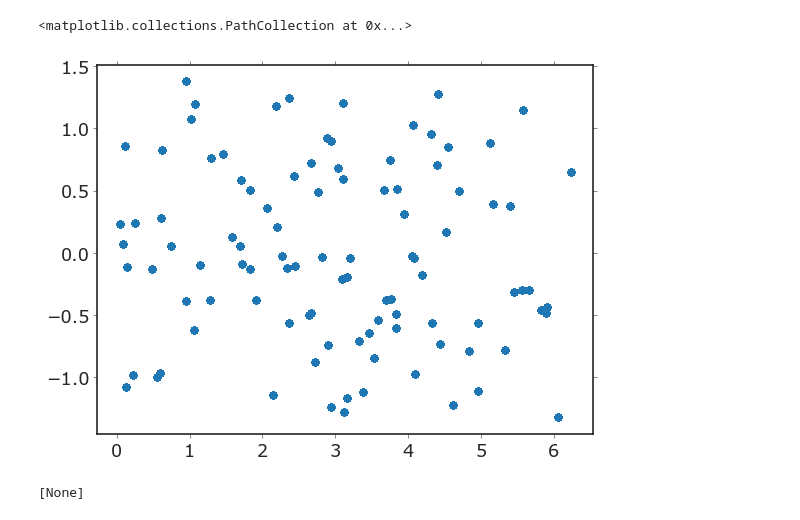
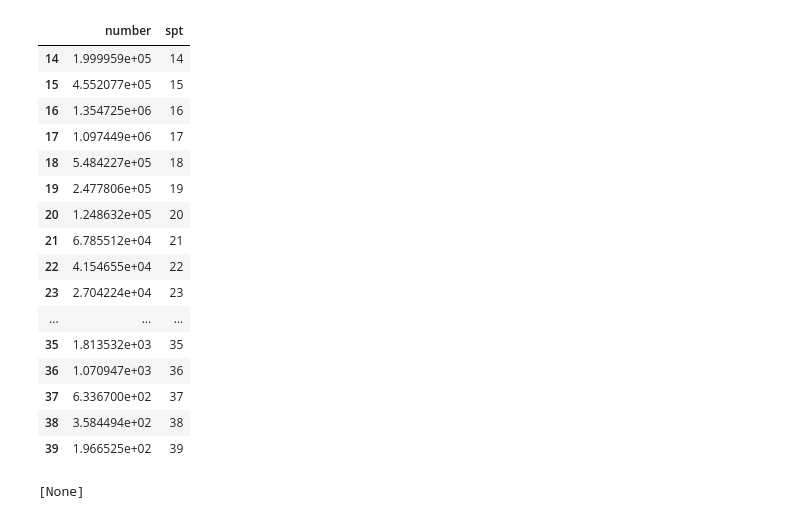
Before and after one commit to caganze/lsstsims, a Jupyter notebook: notebooks/LSST.ipynb, the cells around one changed output. Cells and saved outputs as stored; diff of their text form; code cells hidden in the pictures.

```diff
--- a/notebooks/LSST.ipynb
+++ b/notebooks/LSST.ipynb
@@ -42,13 +19,0 @@ df.
-# %%
-survey='Rubin Wide'
-filename=FILENAMES[survey]
-data=np.array(np.load('../simulations{}.npy'.format(filename), allow_pickle=True)).flatten()[0]
-df= data['data']
-
-vls=data['volume']['thin_disk'][0]
-for g in df.groupby(['l', 'b']):
-    df.
-    try:
-        vls[k]
-    except:
-        print(k)
@@ -229,6 +19,0 @@ for a in np.concatenate(ax):
-# %%
-fig, ax=plt.subplots()
-ax.scatter(df.l, df.b, alpha=0.1)
-# %% [output]
-<matplotlib.collections.PathCollection at 0x...>
-[figure, removed]
@@ -235,3 +25,50 @@ ax.scatter(df.l, df.b, alpha=0.1)
+# %%
+def compute_vols_and_numbers(data, population):
+
+    counts={}
+    pointings=list(data['volume'][population][0].keys())
+    drho=(AREA/len(data['footprint'])).to(u.radian**2)
+    sptgrid=data['sptgrid']
+
+    for idx, spt in enumerate(sptgrid):
+        scale=[df.scale.mean(), df.scale_unc.mean(), df.scale_times_model.mean()]
+        sn= len(df)
+        sn_c= len(df.query('spt < {}'.format(spt, spt+0.9)))
+
+        val=sn_c*np.divide(scale[-1], sn) #fraction compared to local LF
+
+        #compute selection correction by pointing
+        n=0.0
+        for p in pointings:
+            v=data['volume'][population][idx][p]*val*drho
+            n += v.value
+        cnts={'number': n}
+        counts.update({spt: cnts})
+    fn=pd.DataFrame.from_records(counts).T
+    fn['spt']=sptgrid
+    return fn
+# %%
+ns=compute_vols_and_numbers(data, 'thin_disk')
+# %%
+plt.step(ns.spt, ns.s)
+# %% [output]
+|  | number | spt |
+| 14 | 1.999959e+05 | 14 |
+| 15 | 4.552077e+05 | 15 |
+| 16 | 1.354725e+06 | 16 |
+| 17 | 1.097449e+06 | 17 |
+| 18 | 5.484227e+05 | 18 |
+| 19 | 2.477806e+05 | 19 |
+| 20 | 1.248632e+05 | 20 |
+| 21 | 6.785512e+04 | 21 |
+| 22 | 4.154655e+04 | 22 |
+| 23 | 2.704224e+04 | 23 |
+| ... | ... | ... |
+| 35 | 1.813532e+03 | 35 |
+| 36 | 1.070947e+03 | 36 |
+| 37 | 6.336700e+02 | 37 |
+| 38 | 3.584494e+02 | 38 |
+| 39 | 1.966525e+02 | 39 |
 # %%
 f= (124*4*u.arcmin**2)/ (65*u.arcmin**2) #JADES over PASSAGE
 # %%
```
Also changed, not shown: parts of 12 cells of this notebook, 2 other files.
